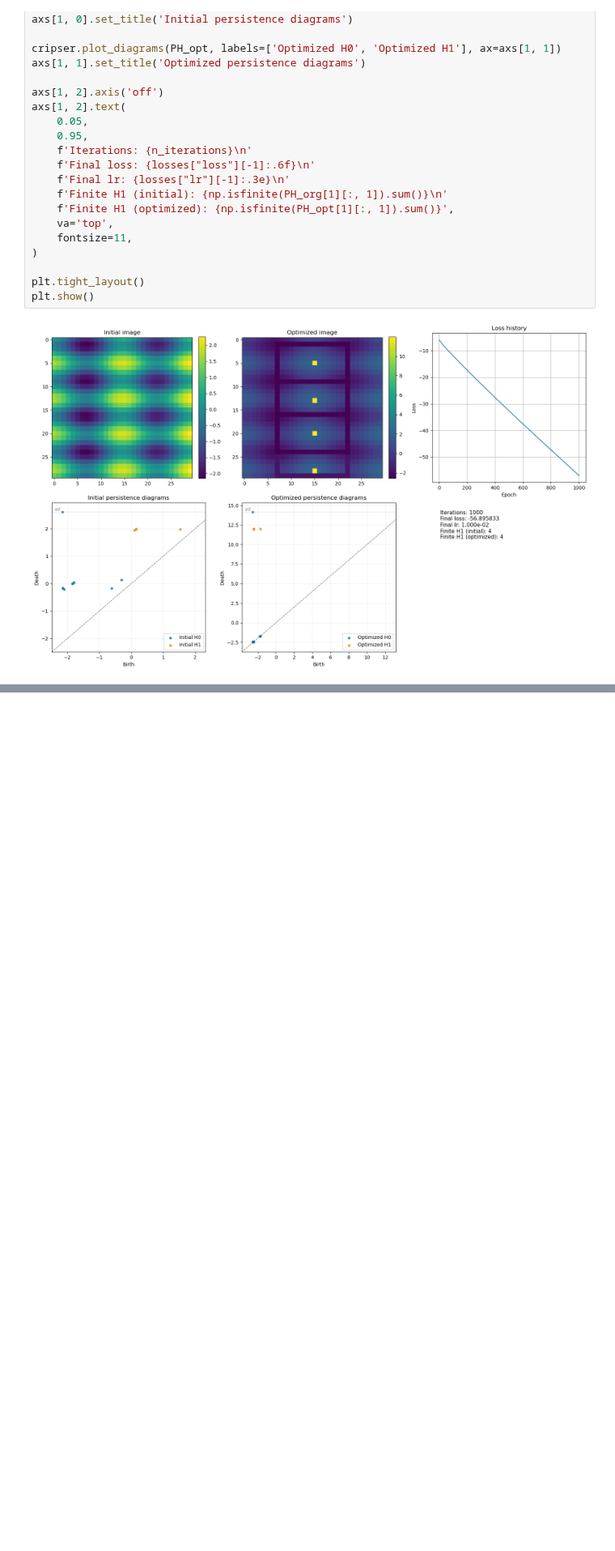
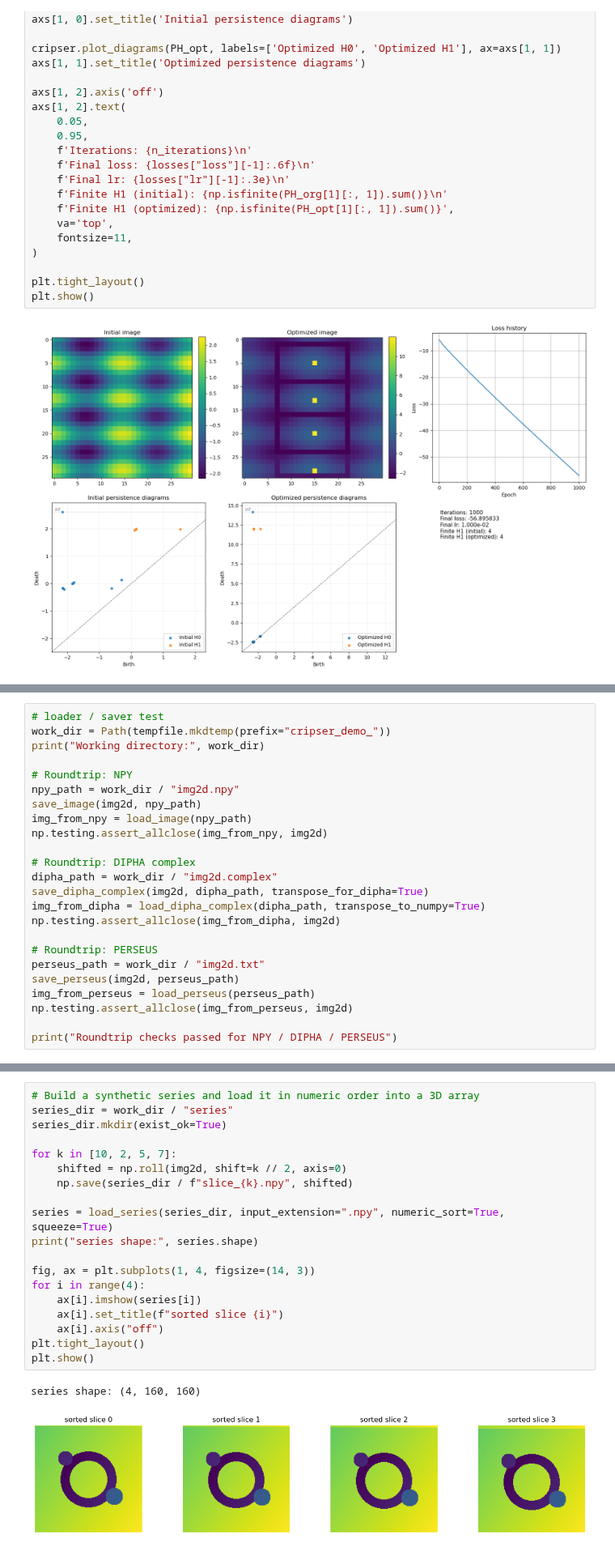
Before and after one commit to shizuo-kaji/CubicalRipser, a Jupyter notebook: demo/cubicalripser.ipynb, the cells around one changed output, grey strips where cells are left out. Shown at 81% size. Cells and saved outputs as stored; diff of their text form; blank space fills up the shorter version.

```diff
--- a/demo/cubicalripser.ipynb
+++ b/demo/cubicalripser.ipynb
@@ -499,0 +554,24 @@ plt.show()
+# %%
+# loader / saver test
+work_dir = Path(tempfile.mkdtemp(prefix="cripser_demo_"))
+print("Working directory:", work_dir)
+
+# Roundtrip: NPY
+npy_path = work_dir / "img2d.npy"
+save_image(img2d, npy_path)
+img_from_npy = load_image(npy_path)
+np.testing.assert_allclose(img_from_npy, img2d)
+
+# Roundtrip: DIPHA complex
+dipha_path = work_dir / "img2d.complex"
+save_dipha_complex(img2d, dipha_path, transpose_for_dipha=True)
+img_from_dipha = load_dipha_complex(dipha_path, transpose_to_numpy=True)
+np.testing.assert_allclose(img_from_dipha, img2d)
+
+# Roundtrip: PERSEUS
+perseus_path = work_dir / "img2d.txt"
+save_perseus(img2d, perseus_path)
+img_from_perseus = load_perseus(perseus_path)
+np.testing.assert_allclose(img_from_perseus, img2d)
+
+print("Roundtrip checks passed for NPY / DIPHA / PERSEUS")
@@ -499,0 +587,22 @@ plt.show()
+# %%
+# Build a synthetic series and load it in numeric order into a 3D array
+series_dir = work_dir / "series"
+series_dir.mkdir(exist_ok=True)
+
+for k in [10, 2, 5, 7]:
+    shifted = np.roll(img2d, shift=k // 2, axis=0)
+    np.save(series_dir / f"slice_{k}.npy", shifted)
+
+series = load_series(series_dir, input_extension=".npy", numeric_sort=True, squeeze=True)
+print("series shape:", series.shape)
+
+fig, ax = plt.subplots(1, 4, figsize=(14, 3))
+for i in range(4):
+    ax[i].imshow(series[i])
+    ax[i].set_title(f"sorted slice {i}")
+    ax[i].axis("off")
+plt.tight_layout()
+plt.show()
+# %% [output]
+series shape: (4, 160, 160)
+[figure, added]
```
Also changed, not shown: parts of 8 cells of this notebook, 19 other files.
